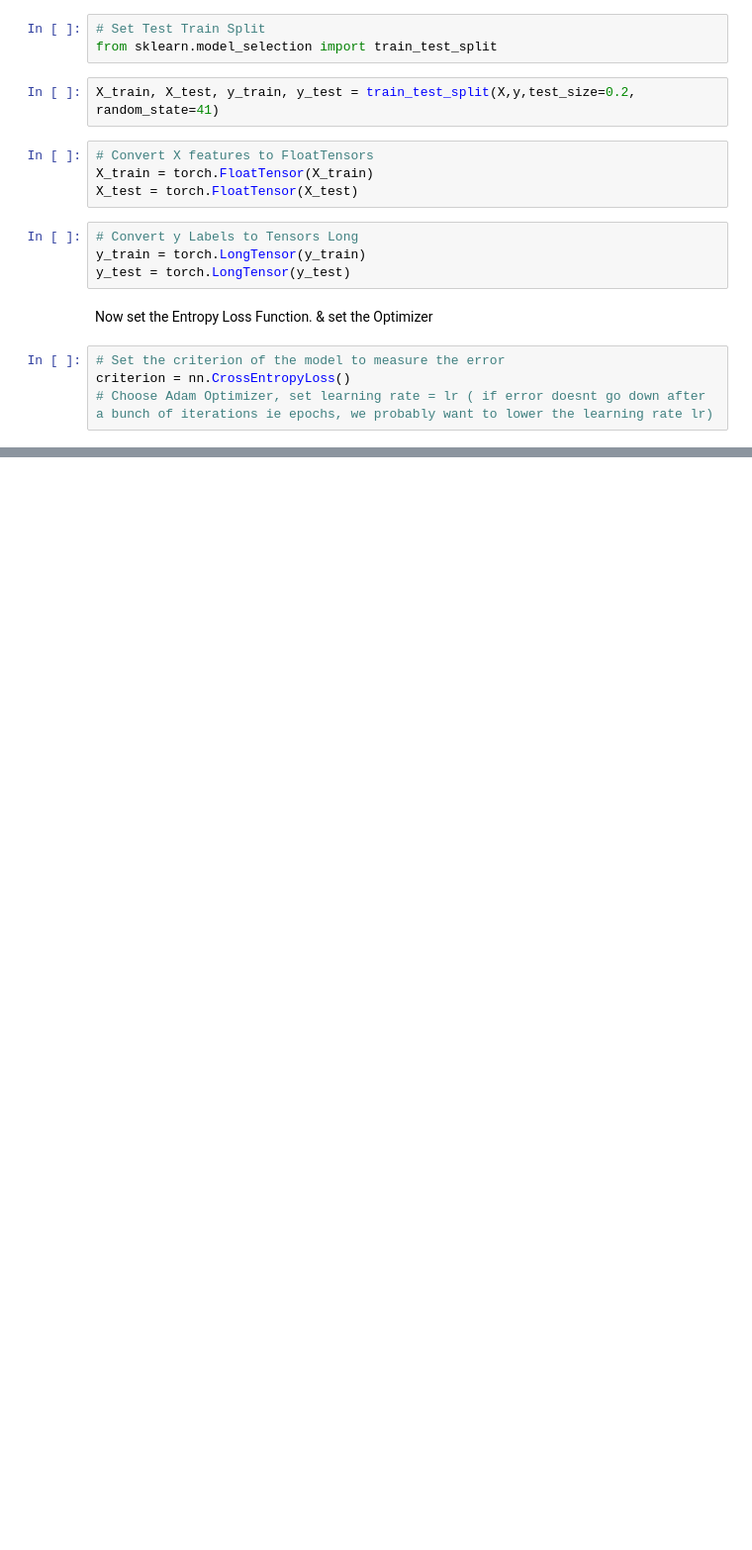
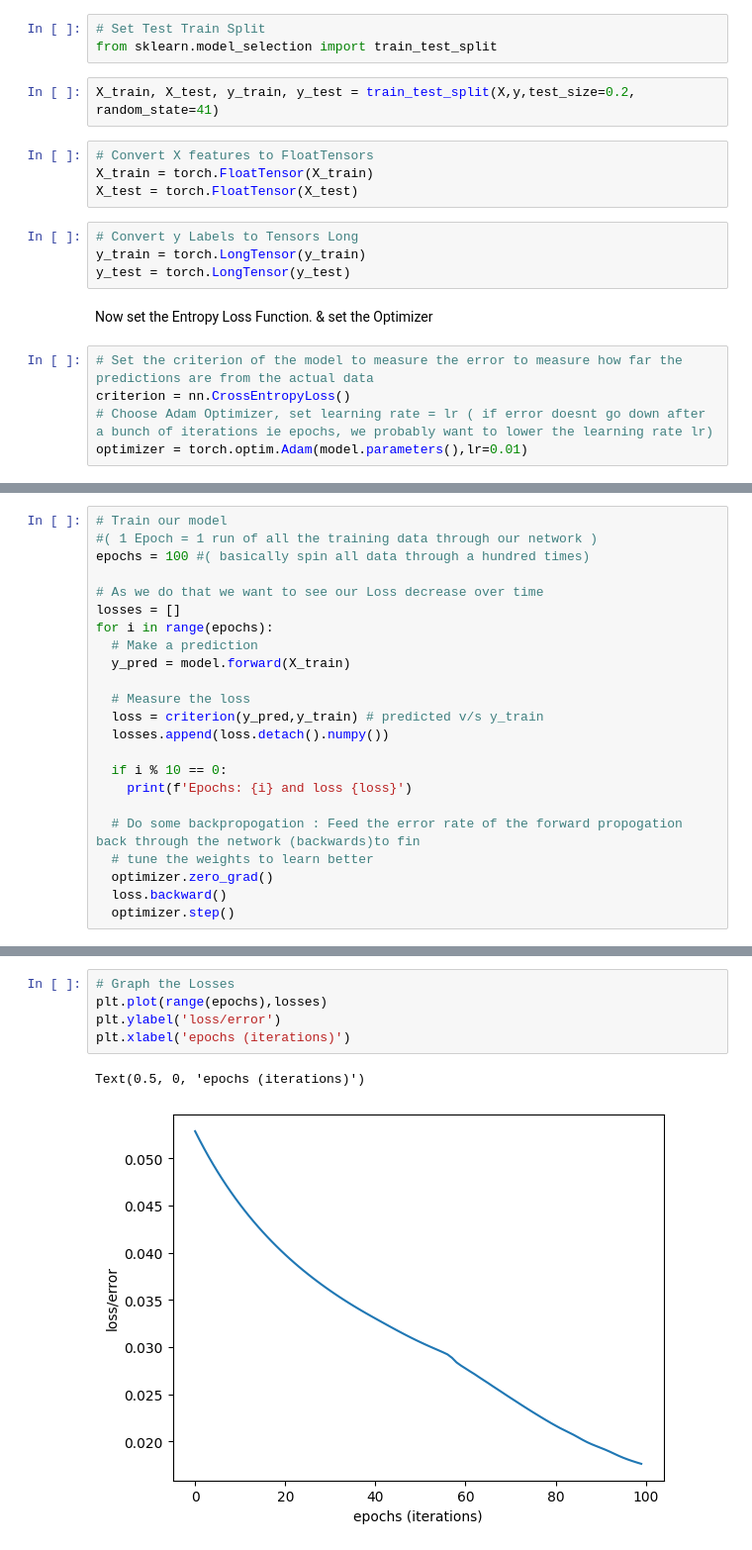
Before and after one commit to rps278/Pytorch-Tutorial, a Jupyter notebook: Simple_Neural_Network.ipynb, the cells around one changed output, grey strips where cells are left out. Shown: that part at 99% size. Saved outputs shown, nothing was run; the diff lists cells and outputs as text; blank space fills up the shorter version.

```diff
--- a/Simple_Neural_Network.ipynb
+++ b/Simple_Neural_Network.ipynb
@@ -94,6 +100,7 @@ y_test = torch.LongTensor(y_test)
 # %% [markdown]
 Now set the Entropy Loss Function. & set the Optimizer
 # %%
-# Set the criterion of the model to measure the error
+# Set the criterion of the model to measure the error to measure how far the predictions are from the actual data
 criterion = nn.CrossEntropyLoss()
 # Choose Adam Optimizer, set learning rate = lr ( if error doesnt go down after a bunch of iterations ie epochs, we probably want to lower the learning rate lr)
+optimizer = torch.optim.Adam(model.parameters(),lr=0.01)
@@ -99,0 +117,23 @@ criterion = nn.CrossEntropyLoss()
+# %%
+# Train our model
+#( 1 Epoch = 1 run of all the training data through our network )
+epochs = 100 #( basically spin all data through a hundred times)
+
+# As we do that we want to see our Loss decrease over time
+losses = []
+for i in range(epochs):
+  # Make a prediction
+  y_pred = model.forward(X_train)
+
+  # Measure the loss
+  loss = criterion(y_pred,y_train) # predicted v/s y_train
+  losses.append(loss.detach().numpy())
+
+  if i % 10 == 0:
+    print(f'Epochs: {i} and loss {loss}')
+
+  # Do some backpropogation : Feed the error rate of the forward propogation back through the network (backwards)to fin
+  # tune the weights to learn better
+  optimizer.zero_grad()
+  loss.backward()
+  optimizer.step()
@@ -99,0 +151,8 @@ criterion = nn.CrossEntropyLoss()
+# %%
+# Graph the Losses
+plt.plot(range(epochs),losses)
+plt.ylabel('loss/error')
+plt.xlabel('epochs (iterations)')
+# %% [output]
+Text(0.5, 0, 'epochs (iterations)')
+[figure, added]
```
Also changed, not shown: parts of 9 cells of this notebook.
